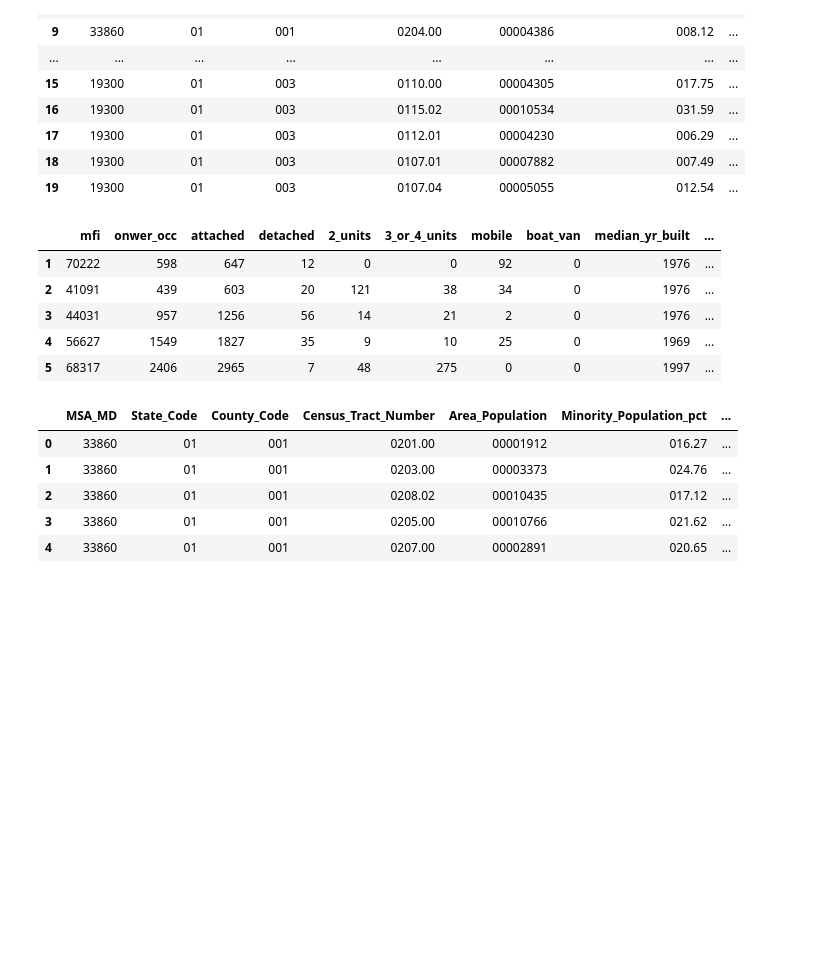
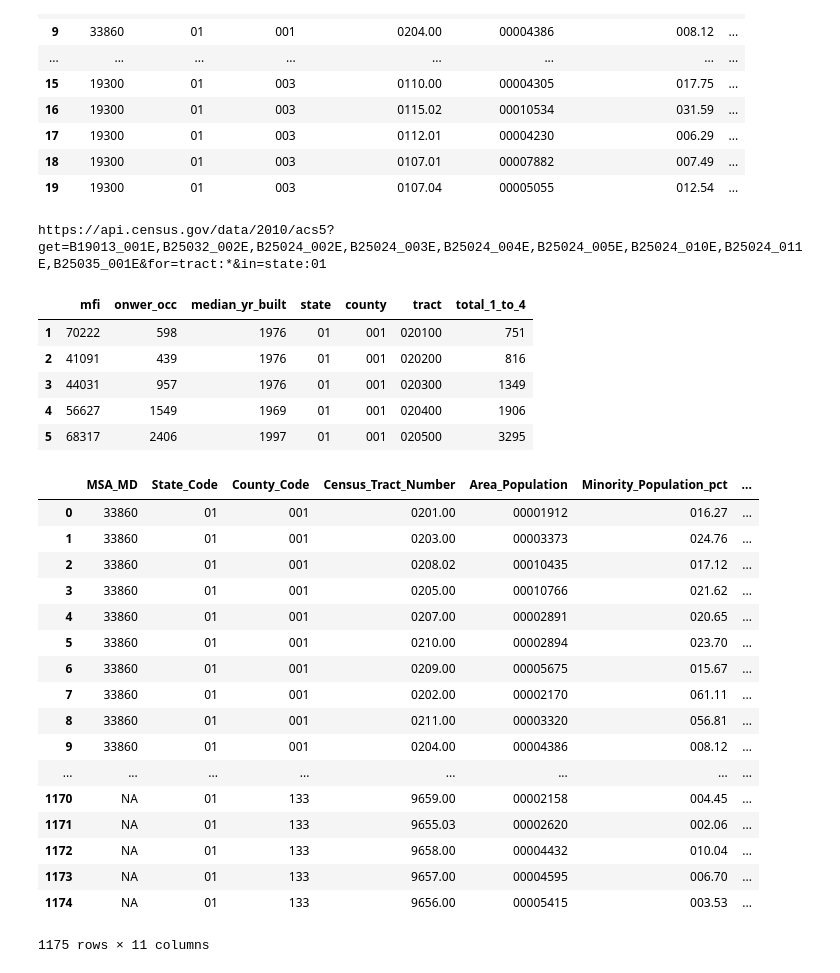
Before and after one commit to Kibrael/census_api, a Jupyter notebook: census_data_compile.ipynb, the cells around one changed output. Drawn from its saved outputs; the diff is of its cells as text; code cells hidden in the pictures; blank space fills up the shorter version.

Commit message:
add state codes and cbsa data

```diff
--- a/census_data_compile.ipynb
+++ b/census_data_compile.ipynb
@@ -122,7 +151,19 @@ lar_data.head(20)
 #B25024_010E Estimate Total Renter occupied Mobile home
 #B25024_011E: Estimate Total Renter occupied Boat, RV, van, etc.
 #B25035_001E: Median Housing Age
-acs5_url = "https://api.census.gov/data/2010/acs5?get=B19013_001E,B25032_002E,B25024_002E,B25024_003E,B25024_004E,B25024_005E,B25024_010E,B25024_011E,B25035_001E&for=tract:*&in=state:01"
+acs5_fields = ['B19013_001E','B25032_002E','B25024_002E','B25024_003E','B25024_004E','B25024_005E','B25024_010E',
+               'B25024_011E','B25035_001E']
+#acs5_url = "https://api.census.gov/data/2010/acs5?get=B19013_001E,B25032_002E,B25024_002E,B25024_003E,B25024_004E,B25024_005E,B25024_010E,B25024_011E,B25035_001E&for=tract:*&in=state:01"
+first = True
+acs5_url = "https://api.census.gov/data/2010/acs5?get="
+for col in acs5_fields:
+    if first:
+        acs5_url = acs5_url + col
+        first = False
+    else:
+        acs5_url = acs5_url + "," + col
+acs5_url = acs5_url + "&for=tract:*&in=state:01"
+print(acs5_url)
 acs5_tract = requests.get(acs5_url)
 acs5_tract
 acs5_df = pd.DataFrame(json.loads(acs5_tract.content))
@@ -130,20 +171,42 @@ acs5_df.drop([0], inplace=True)
 acs5_cols = ["mfi", "onwer_occ", "attached", "detached", "2_units", "3_or_4_units", "mobile", "boat_van",
              "median_yr_built", "state", "county", "tract"]
 acs5_df.columns = acs5_cols
+acs5_int_cols = ["mfi", "onwer_occ", "attached", "detached", "2_units", "3_or_4_units", "mobile", "boat_van",
+             "median_yr_built"]
+acs5_df['mfi'].fillna(0, inplace=True)
+acs5_df['median_yr_built'].fillna(0, inplace=True)
+for col in acs5_int_cols:
+    acs5_df[col] = acs5_df[col].map(lambda x: int(x))
+acs5_df['total_1_to_4'] = acs5_df.apply(lambda x: x.attached + x.detached + x['2_units'] + x['3_or_4_units']
+                                       + x.mobile + x.boat_van, axis=1)
+acs5_df.drop(["attached", "detached", "2_units", "3_or_4_units", "mobile", "boat_van"], inplace=True, axis=1)
 acs5_df.head()
 # %% [output]
+https://api.census.gov/data/2010/acs5?get=B19013_001E,B25032_002E,B25024_002E,B25024_003E,B25024_004E,B25024_005E,B25024_010E,B25024_011E,B25035_001E&for=tract:*&in=state:01
-|  | mfi | onwer_occ | attached | detached | 2_units | 3_or_4_units | mobile | boat_van | median_yr_built | ... |
-| 1 | 70222 | 598 | 647 | 12 | 0 | 0 | 92 | 0 | 1976 | ... |
-| 2 | 41091 | 439 | 603 | 20 | 121 | 38 | 34 | 0 | 1976 | ... |
-| 3 | 44031 | 957 | 1256 | 56 | 14 | 21 | 2 | 0 | 1976 | ... |
-| 4 | 56627 | 1549 | 1827 | 35 | 9 | 10 | 25 | 0 | 1969 | ... |
-| 5 | 68317 | 2406 | 2965 | 7 | 48 | 275 | 0 | 0 | 1997 | ... |
+|  | mfi | onwer_occ | median_yr_built | state | county | tract | total_1_to_4 |
+| 1 | 70222 | 598 | 1976 | 01 | 001 | 020100 | 751 |
+| 2 | 41091 | 439 | 1976 | 01 | 001 | 020200 | 816 |
+| 3 | 44031 | 957 | 1976 | 01 | 001 | 020300 | 1349 |
+| 4 | 56627 | 1549 | 1969 | 01 | 001 | 020400 | 1906 |
+| 5 | 68317 | 2406 | 1997 | 01 | 001 | 020500 | 3295 |
 # %%
-lar_data.head()
+lar_data
 # %% [output]
 |  | MSA_MD | State_Code | County_Code | Census_Tract_Number | Area_Population | Minority_Population_pct | ... |
 | 0 | 33860 | 01 | 001 | 0201.00 | 00001912 | 016.27 | ... |
 | 1 | 33860 | 01 | 001 | 0203.00 | 00003373 | 024.76 | ... |
 | 2 | 33860 | 01 | 001 | 0208.02 | 00010435 | 017.12 | ... |
 | 3 | 33860 | 01 | 001 | 0205.00 | 00010766 | 021.62 | ... |
 | 4 | 33860 | 01 | 001 | 0207.00 | 00002891 | 020.65 | ... |
+| 5 | 33860 | 01 | 001 | 0210.00 | 00002894 | 023.70 | ... |
+| 6 | 33860 | 01 | 001 | 0209.00 | 00005675 | 015.67 | ... |
+| 7 | 33860 | 01 | 001 | 0202.00 | 00002170 | 061.11 | ... |
+| 8 | 33860 | 01 | 001 | 0211.00 | 00003320 | 056.81 | ... |
+| 9 | 33860 | 01 | 001 | 0204.00 | 00004386 | 008.12 | ... |
+| ... | ... | ... | ... | ... | ... | ... | ... |
+| 1170 | NA | 01 | 133 | 9659.00 | 00002158 | 004.45 | ... |
+| 1171 | NA | 01 | 133 | 9655.03 | 00002620 | 002.06 | ... |
+| 1172 | NA | 01 | 133 | 9658.00 | 00004432 | 010.04 | ... |
+| 1173 | NA | 01 | 133 | 9657.00 | 00004595 | 006.70 | ... |
+| 1174 | NA | 01 | 133 | 9656.00 | 00005415 | 003.53 | ... |
+1175 rows × 11 columns
```
Also changed, not shown: parts of 3 cells of this notebook.
